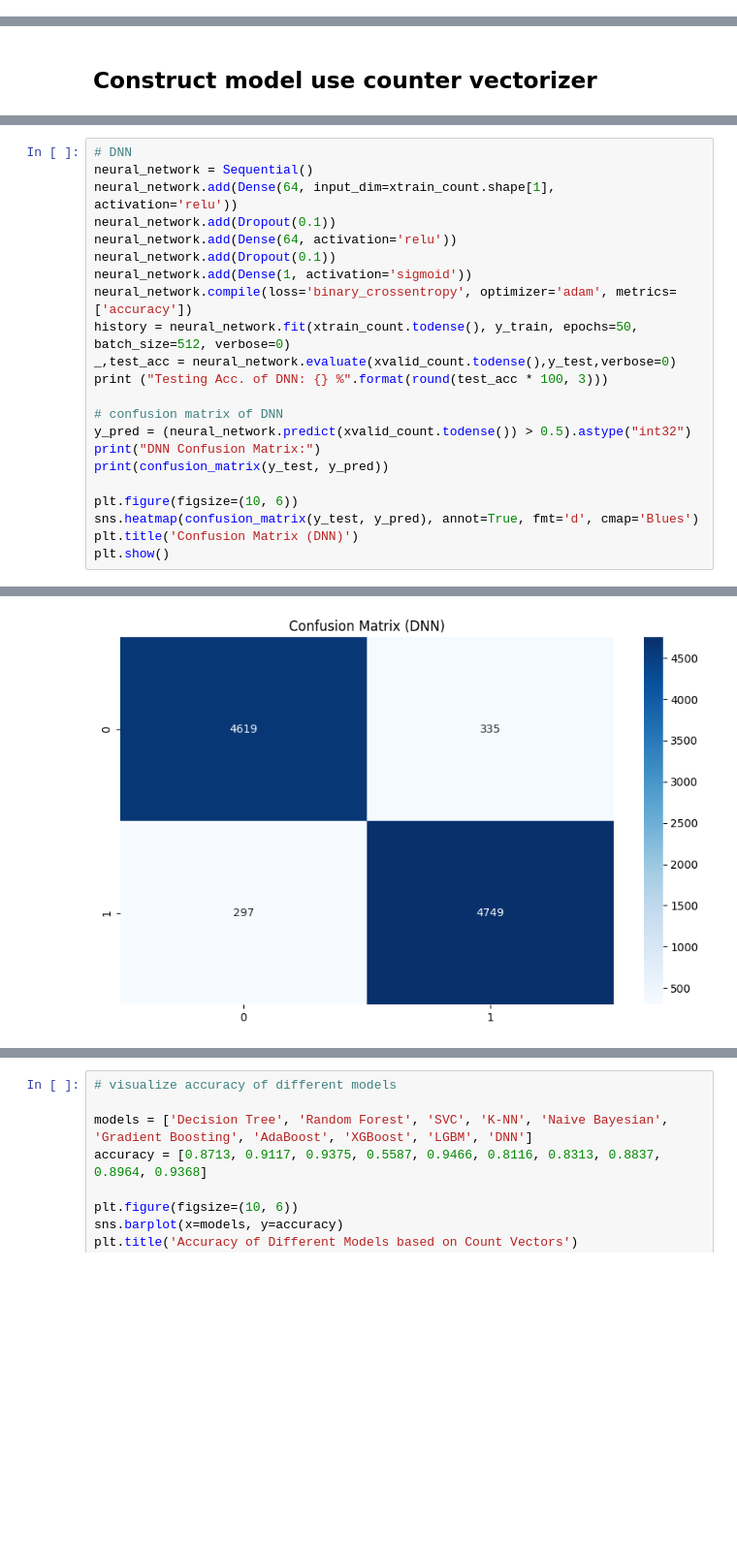
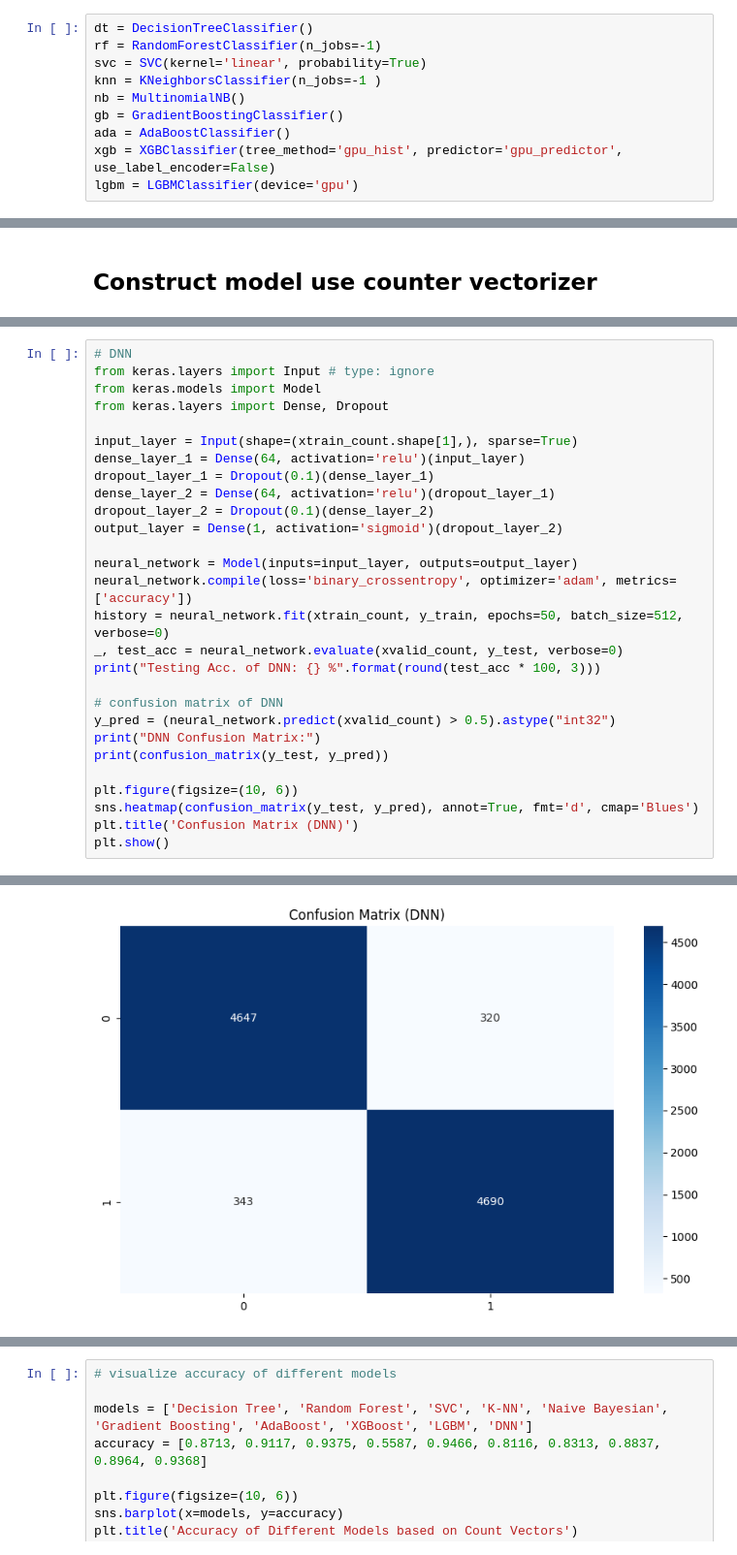
Before and after one commit to zoezhousy/Kaggle_A_Million_News_Headlines, a Jupyter notebook: FakeRealClassification.ipynb, the cells around one changed output, grey strips where cells are left out. Shown at 97% size. Drawn from its saved outputs; the diff is of its cells as text; blank space fills up the shorter version.

```diff
--- a/FakeRealClassification.ipynb
+++ b/FakeRealClassification.ipynb
@@ -161 +186,11 @@ plt.show()
+# %%
+dt = DecisionTreeClassifier()
+rf = RandomForestClassifier(n_jobs=-1)
+svc = SVC(kernel='linear', probability=True)
+knn = KNeighborsClassifier(n_jobs=-1 )
+nb = MultinomialNB()
+gb = GradientBoostingClassifier()
+ada = AdaBoostClassifier()
+xgb = XGBClassifier(tree_method='gpu_hist', predictor='gpu_predictor', use_label_encoder=False)
+lgbm = LGBMClassifier(device='gpu')
 # %%
@@ -555,18 +603,24 @@ weighted avg       0.85      0.80      0.80     10000
 # %%
 # DNN
-neural_network = Sequential()
-neural_network.add(Dense(64, input_dim=xtrain_count.shape[1], activation='relu'))
-neural_network.add(Dropout(0.1))
-neural_network.add(Dense(64, activation='relu'))
-neural_network.add(Dropout(0.1))
-neural_network.add(Dense(1, activation='sigmoid'))
+from keras.layers import Input # type: ignore
+from keras.models import Model
+from keras.layers import Dense, Dropout
+
+input_layer = Input(shape=(xtrain_count.shape[1],), sparse=True)
+dense_layer_1 = Dense(64, activation='relu')(input_layer)
+dropout_layer_1 = Dropout(0.1)(dense_layer_1)
+dense_layer_2 = Dense(64, activation='relu')(dropout_layer_1)
+dropout_layer_2 = Dropout(0.1)(dense_layer_2)
+output_layer = Dense(1, activation='sigmoid')(dropout_layer_2)
+
+neural_network = Model(inputs=input_layer, outputs=output_layer)
 neural_network.compile(loss='binary_crossentropy', optimizer='adam', metrics=['accuracy'])
-history = neural_network.fit(xtrain_count.todense(), y_train, epochs=50, batch_size=512, verbose=0)
-_,test_acc = neural_network.evaluate(xvalid_count.todense(),y_test,verbose=0)
-print ("Testing Acc. of DNN: {} %".format(round(test_acc * 100, 3)))
+history = neural_network.fit(xtrain_count, y_train, epochs=50, batch_size=512, verbose=0)
+_, test_acc = neural_network.evaluate(xvalid_count, y_test, verbose=0)
+print("Testing Acc. of DNN: {} %".format(round(test_acc * 100, 3)))
 
 # confusion matrix of DNN
-y_pred = (neural_network.predict(xvalid_count.todense()) > 0.5).astype("int32")
+y_pred = (neural_network.predict(xvalid_count) > 0.5).astype("int32")
 print("DNN Confusion Matrix:")
 print(confusion_matrix(y_test, y_pred))
 
@@ -583,2 +637,2 @@ DNN Confusion Matrix:
-[figure, old version]
+[figure, new version]
 # %%
```
Also changed, not shown: parts of 44 cells of this notebook.
